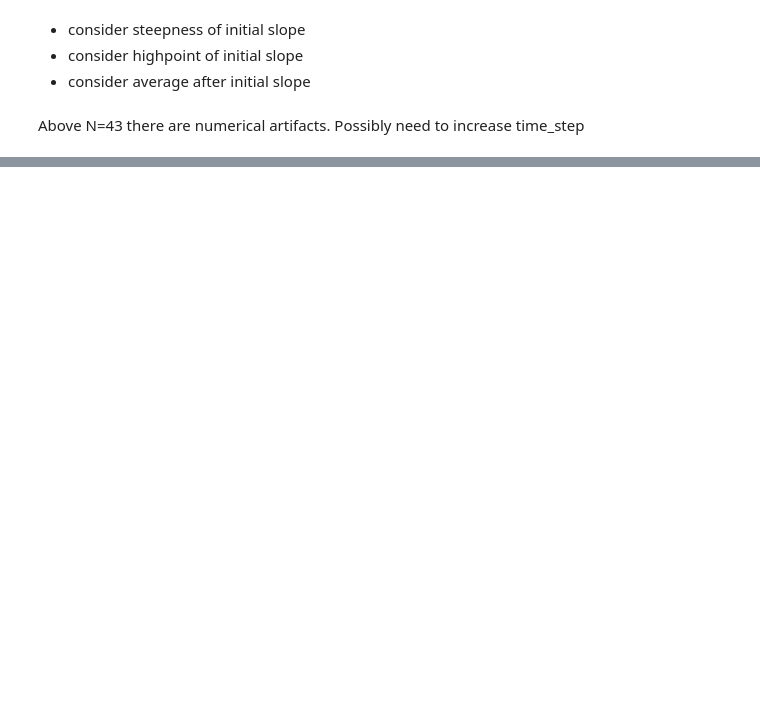
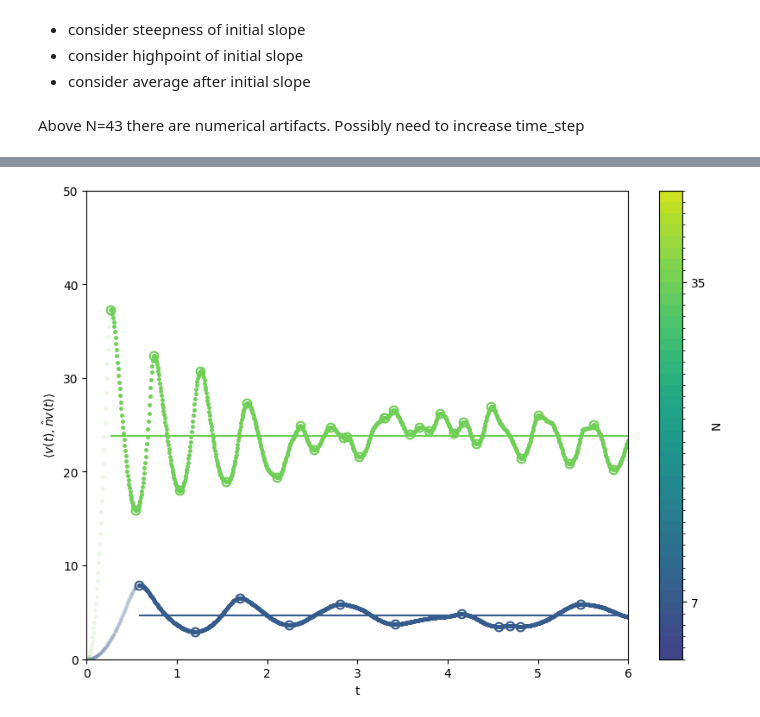
Before and after one commit to LeonhardRichter/CP2_hamiltonian_diagonalization, a Jupyter notebook: analysis_of_photon_count.ipynb, the cells around one changed output, grey strips where cells are left out. Saved outputs shown, nothing was run; the diff lists cells and outputs as text; code cells hidden in the pictures; blank space fills up the shorter version.

```diff
--- a/analysis_of_photon_count.ipynb
+++ b/analysis_of_photon_count.ipynb
@@ -199,0 +211,91 @@ ax.set_ylim(0, 50)
+# %%
+# compute average after first slope
+for data in [data_excited, data_superradient]:
+    for res in data:
+        res["avg after first bump"] = list()
+        for et, st, st_sign_change in zip(
+            res["et"], res["st"], res["st_sign_change"]
+        ):
+            # get first non zero
+            first_sign_change = (st_sign_change != 0).argmax(axis=0)
+            after_first_bump = et[first_sign_change:]
+            res["avg after first bump"].append(np.average(after_first_bump))
+# %%
+demonstration_selection = [7, 35]
+fig_demo = plot_data(
+    data_superradient,
+    max_N=43,
+    N_selection=demonstration_selection,
+    x=(0, 6),
+    y=(0, 50),
+)
+
+slopes_demos = plot_data(
+    data_superradient,
+    x=(0, 6),
+    max_N=43,
+    N_selection=demonstration_selection,
+    plot_slopes=True,
+)
+
+for i, N in enumerate(demonstration_selection):
+    res_demo = data_superradient[-(N - 1)]
+
+    assert res_demo["N"] == N, f"{res_demo['N']},  {N}"
+
+    sign_change = res_demo["st_sign_change"][0]
+
+    filter = sign_change != 0
+
+    axes = fig_demo.get_axes()
+    ax = axes[0]
+
+    first_sign_change = (sign_change != 0).argmax(axis=0)
+    after_first_bump = res_demo["et"][0][first_sign_change:]
+    t_after_first_bump = res_demo["tt"][first_sign_change:]
+
+    lines = ax.get_lines()
+    line = lines[i]
+    line.set_alpha(0.1)
+    color = line.get_color()
+
+    ax.plot(
+        t_after_first_bump,
+        np.real_if_close(after_first_bump),
+        "o",
+        color=color,
+        markersize=line.get_markersize(),
+        markeredgewidth=line.get_markeredgewidth(),
+    )
+
+    ax.hlines(
+        y=np.real_if_close(res_demo["avg after first bump"][0]),
+        xmin=min(t_after_first_bump),
+        xmax=max(t_after_first_bump),
+        colors=color,
+        label=f"Average after initial slope for N={N}",
+    )
+
+    ax.plot(
+        np.array(res_demo["tt"][:-2])[filter],
+        np.real_if_close(np.array(res_demo["et"][0])[:-2][filter]),
+        "o",
+        markersize=7,
+        markeredgewidth=1.5,
+        markerfacecolor="none",
+        color=color,
+    )
+
+    axes = slopes_demos.get_axes()
+    ax = axes[0]
+    ax.plot(
+        np.array(res_demo["tt"][:-2])[filter],
+        np.real_if_close(np.array(res_demo["st"][0])[:-1][filter]),
+        "o",
+        markersize=7,
+        markeredgewidth=1.5,
+        markerfacecolor="none",
+        color="r",
+    )
+# %% [output]
+[figure, added]
```
Also changed, not shown: parts of 10 cells of this notebook.
